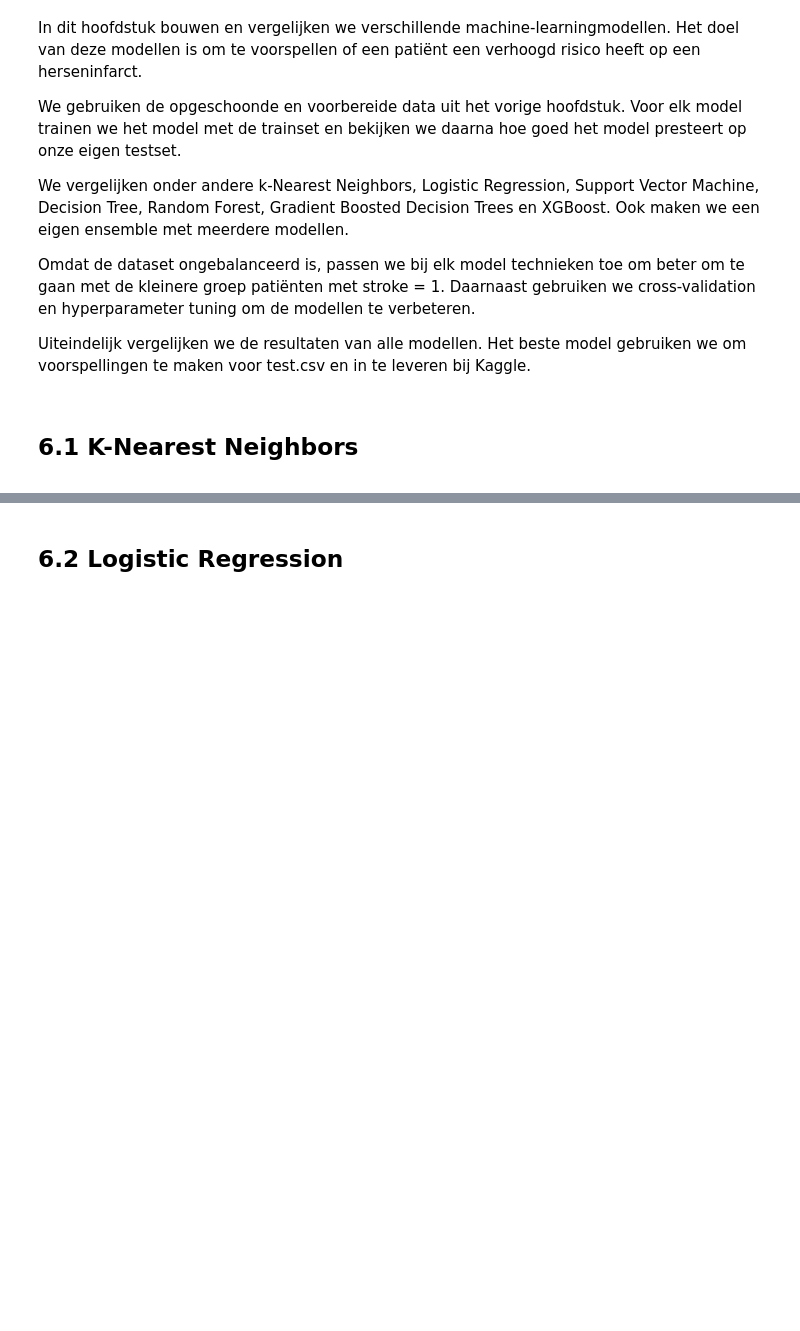
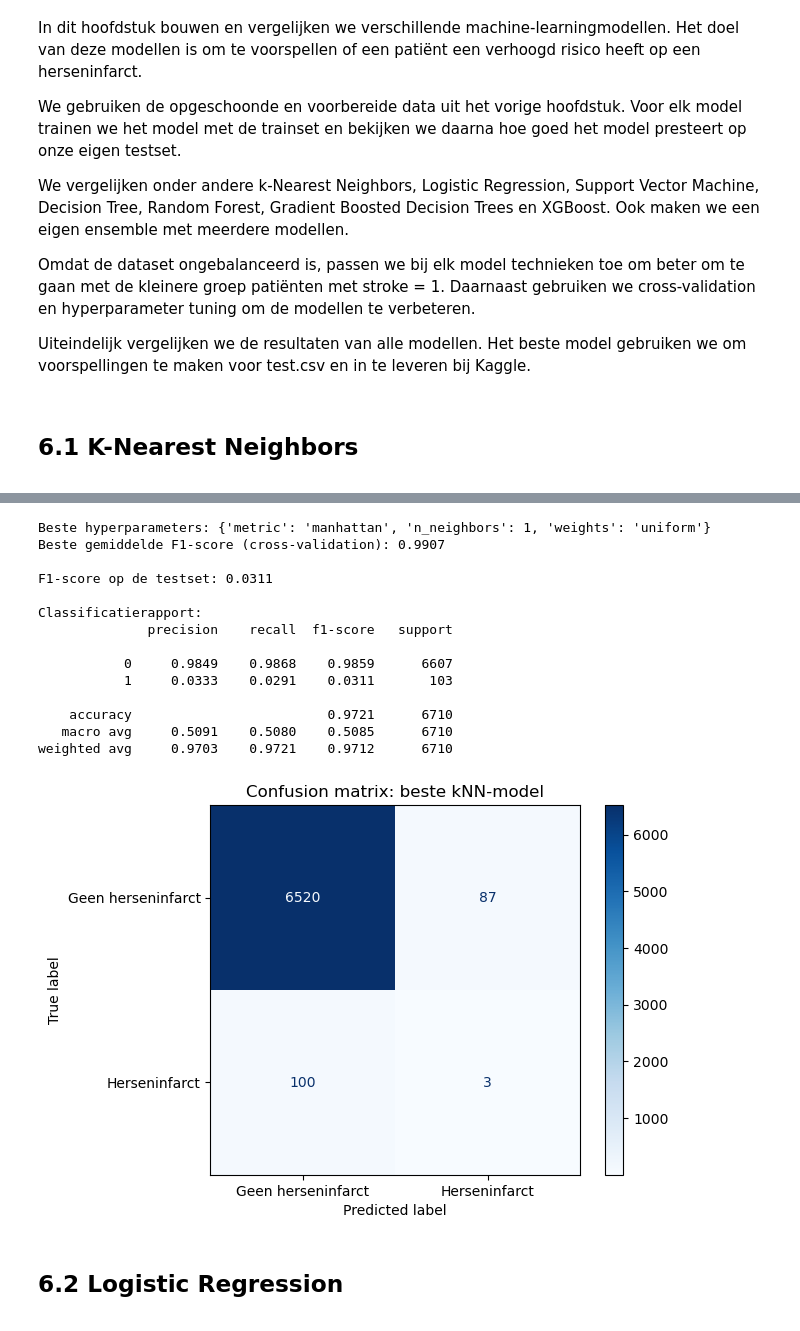
Before and after one commit to RobinDjerahian/Machine-Learning, a Jupyter notebook: Portofolio 1.ipynb, the cells around one changed output, grey strips where cells are left out. Drawn from its saved outputs; the diff is of its cells as text; code cells hidden in the pictures; blank space fills up the shorter version.

Commit message:
KNN model uitgewerkt en preprocessing aangepast

```diff
--- a/Portofolio 1.ipynb
+++ b/Portofolio 1.ipynb
@@ -838,3 +791,17 @@ Door deze combinatie krijgt het model meer voorbeelden van de kleine groep en wo
+# %%
+from imblearn.over_sampling import RandomOverSampler
+
+oversampler = RandomOverSampler(random_state=42)
+
+X_train_over, y_train_over = oversampler.fit_resample(
+    X_train_scaled,
+    y_train
+)
+
+X_train_tree_over, y_train_tree_over = oversampler.fit_resample(
+    X_train,
+    y_train
+)
 # %% [markdown]
 ---
 # %% [markdown]
@@ -858,3 +876,68 @@ Uiteindelijk vergelijken we de resultaten van alle modellen. Het beste model geb
+# %%
+import matplotlib.pyplot as plt
+from sklearn.metrics import (
+    ConfusionMatrixDisplay,
+    classification_report,
+    f1_score,
+)
+from sklearn.model_selection import GridSearchCV, StratifiedKFold
+from sklearn.neighbors import KNeighborsClassifier
+
+knn_model = KNeighborsClassifier()
+
+parameters = {
+    "n_neighbors": [1, 3, 5, 7, 9, 11, 15, 21, 31],
+    "weights": ["uniform", "distance"],
+    "metric": ["euclidean", "manhattan"],
+}
+
+cv = StratifiedKFold(n_splits=5, shuffle=True, random_state=42)
+
+search = GridSearchCV(
+    estimator=knn_model,
+    param_grid=parameters,
+    scoring="f1",
+    cv=cv,
+    n_jobs=-1,
+    refit=True
+)
+
+search.fit(X_train_over, y_train_over)
+
+print("Beste hyperparameters:", search.best_params_)
+print("Beste gemiddelde F1-score (cross-validation): " f"{search.best_score_:.4f}")
+
+best_knn = search.best_estimator_
+y_pred = best_knn.predict(X_test_scaled)
+
+print(f"\nF1-score op de testset: {f1_score(y_test, y_pred):.4f}")
+print("\nClassificatierapport:")
+print(classification_report(y_test, y_pred, digits=4))
+
+ConfusionMatrixDisplay.from_predictions(
+    y_test,
+    y_pred,
+    display_labels=["Geen herseninfarct", "Herseninfarct"],
+    cmap="Blues"
+)
+plt.title("Confusion matrix: beste kNN-model")
+plt.show()
+# %% [output]
+Beste hyperparameters: {'metric': 'manhattan', 'n_neighbors': 1, 'weights': 'uniform'}
+Beste gemiddelde F1-score (cross-validation): 0.9907
+
+F1-score op de testset: 0.0311
+
+Classificatierapport:
+              precision    recall  f1-score   support
+
+           0     0.9849    0.9868    0.9859      6607
+           1     0.0333    0.0291    0.0311       103
+
+    accuracy                         0.9721      6710
+   macro avg     0.5091    0.5080    0.5085      6710
+weighted avg     0.9703    0.9721    0.9712      6710
+[figure, added]
 # %% [markdown]
 <div style="font-family: 'Times New Roman', serif; line-height: 1.3;">
 
```
Also changed, not shown: parts of 14 cells of this notebook.
